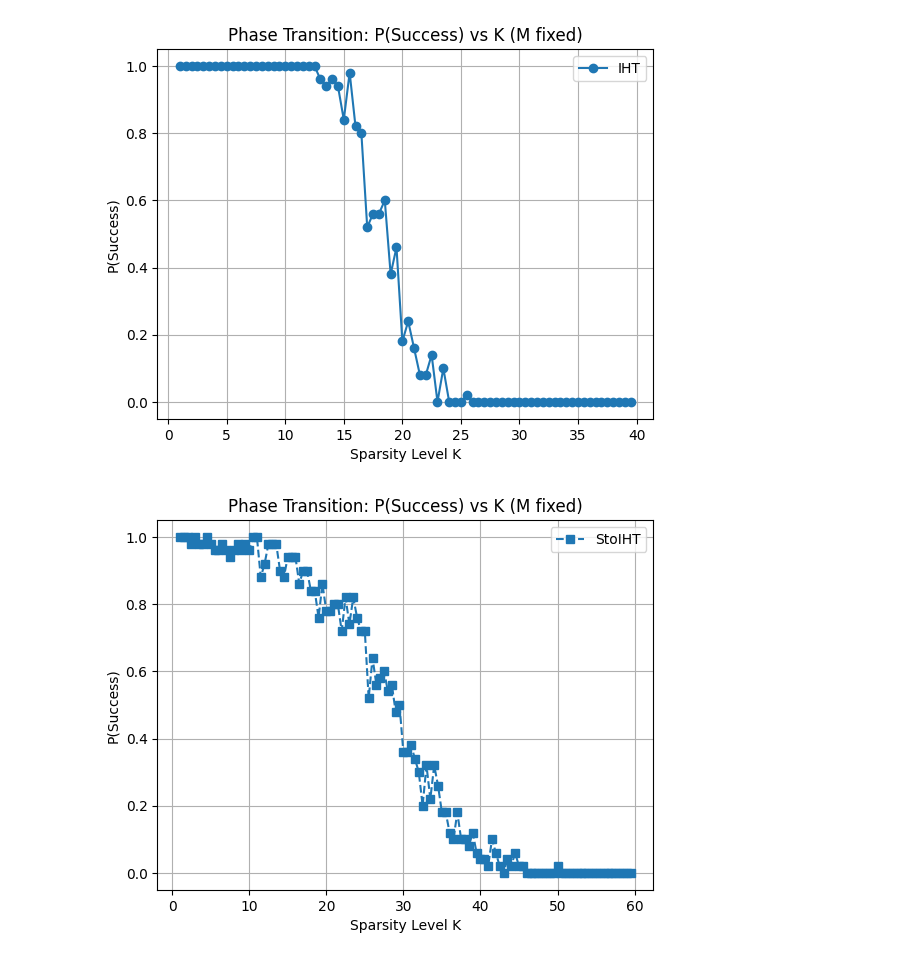
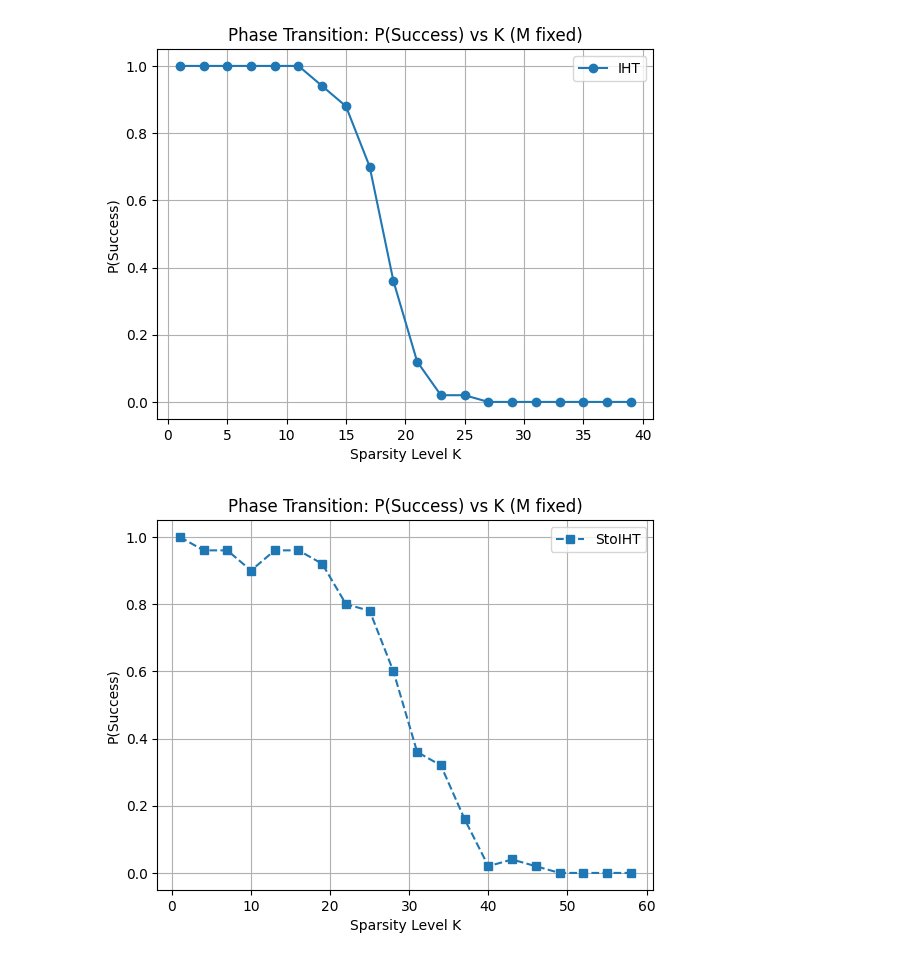
Before and after one commit to AnsukSinhaRoy/Optimization_and_ML, a Jupyter notebook: E8_IHT.ipynb, the cells around one changed output. Drawn from its saved outputs; the diff is of its cells as text; code cells hidden in the pictures.

```diff
--- a/E8_IHT.ipynb
+++ b/E8_IHT.ipynb
@@ -57,7 +57,7 @@ def success_probability(n, m, k, T, num_trials=50, method='IHT'):
 
 def phase_transition_fixed_M():
     n, m, T = 512, 256, 1000
-    k_values = np.arange(1, 40, 0.5)
+    k_values = np.arange(1, 40, 2)
     success_probs_iht = [success_probability(n, m, int(k), T, method='IHT') for k in k_values]
 
     plt.figure()
@@ -71,7 +71,7 @@ def phase_transition_fixed_M():
 
 def phase_transition_fixed_M_sto():
     n, m, T = 512, 256, 1000
-    k_values = np.arange(1, 60, 0.5)
+    k_values = np.arange(1, 60, 3)
     success_probs_stoiht = [success_probability(n, m, int(k), T, method='StoIHT') for k in k_values]
 
     plt.figure()
@@ -85,37 +85,37 @@ def phase_transition_fixed_M_sto():
 
 def phase_transition_fixed_K():
     n, k, T = 512, 8, 1000
-    m_values = np.arange(1, 256, 1)
+    m_values = np.arange(1, 256, 12)
     success_probs_iht = [success_probability(n, m, k, T, method='IHT') for m in m_values]
 
     plt.figure()
     plt.plot(m_values, success_probs_iht, marker='o', linestyle='-', label='IHT')
     plt.xlabel("Number of Measurements M")
     plt.ylabel("P(Success)")
     plt.title("Phase Transition: P(Success) vs M (K fixed)")
     plt.legend()
     plt.grid()
     plt.show()
 
 def phase_transition_fixed_K_sto():
     n, k, T = 512, 8, 1000
-    m_values = np.arange(11, 156, 1) # Start from 11 because batch size=10 has to be lesser than m
+    m_values = np.arange(10, 160, 7) # Start from 11 because batch size=10 has to be lesser than m
     success_probs_stoiht = [success_probability(n, m, k, T, method='StoIHT') for m in m_values]
 
     plt.figure()
     plt.plot(m_values, success_probs_stoiht, marker='s', linestyle='--', label='StoIHT')
     plt.xlabel("Number of Measurements M")
     plt.ylabel("P(Success)")
     plt.title("Phase Transition: P(Success) vs M (K fixed)")
     plt.legend()
     plt.grid()
     plt.show()
 
 # Run the experiments
 phase_transition_fixed_M()
 phase_transition_fixed_M_sto()
 phase_transition_fixed_K()
 phase_transition_fixed_K_sto()
 # %% [output]
-[figure, old version]
+[figure, new version]
-[figure, old version]
+[figure, new version]
```
Also changed, not shown: parts of 1 cell of this notebook.
